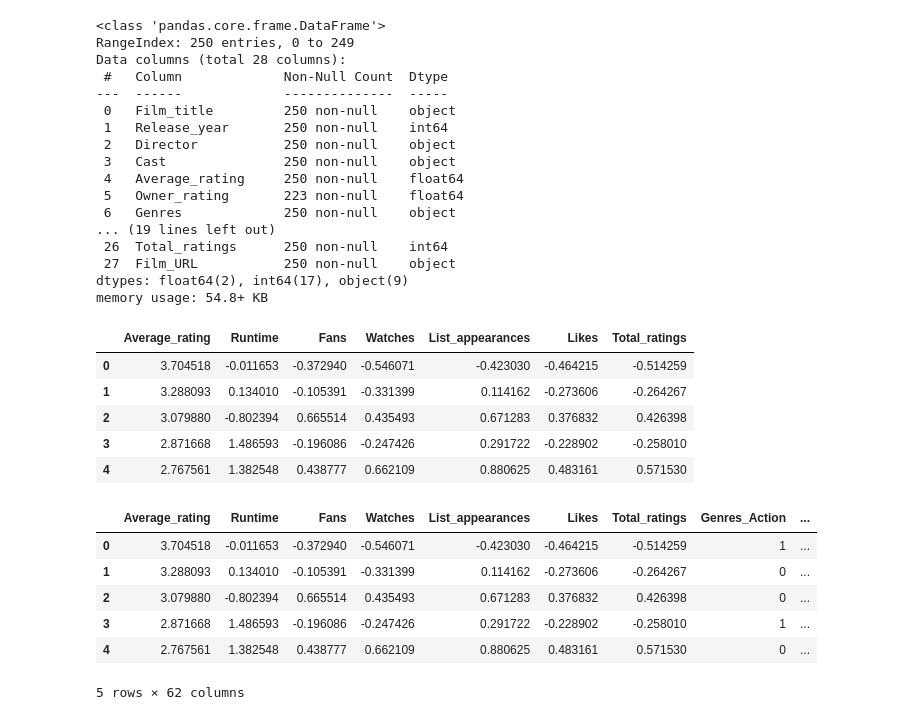
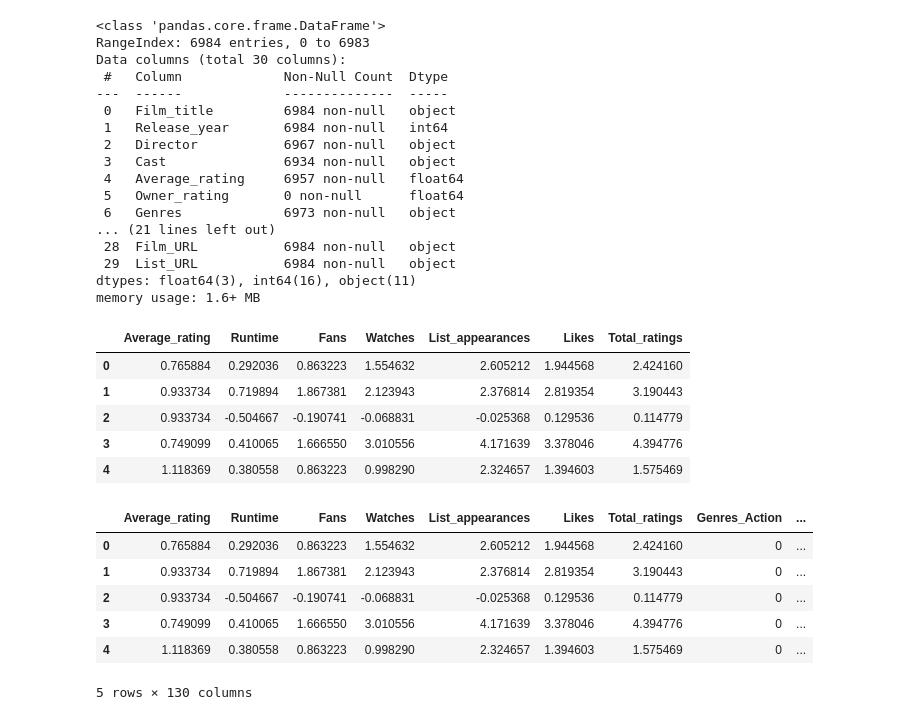
Before and after one commit to wildanazz/lb-umap, a Jupyter notebook: lb-umap.ipynb, the cells around one changed output. Cells and saved outputs as stored; diff of their text form; code cells hidden in the pictures.

```diff
--- a/lb-umap.ipynb
+++ b/lb-umap.ipynb
@@ -17,0 +8,5 @@ df.head()
+# %%
+df_1 = pd.read_csv('data/page_1_to_50.csv')
+df_2 = pd.read_csv('data/page_51_to_100.csv')
+df = pd.concat([df_1, df_2], ignore_index=True)
+df.head()
@@ -19,25 +49,28 @@ df.head()
 df.info()
 # %% [output]
 <class 'pandas.core.frame.DataFrame'>
-RangeIndex: 250 entries, 0 to 249
-Data columns (total 28 columns):
+RangeIndex: 6984 entries, 0 to 6983
+Data columns (total 30 columns):
  #   Column             Non-Null Count  Dtype
 ---  ------             --------------  -----
- 0   Film_title         250 non-null    object
- 1   Release_year       250 non-null    int64
- 2   Director           250 non-null    object
- 3   Cast               250 non-null    object
- 4   Average_rating     250 non-null    float64
- 5   Owner_rating       223 non-null    float64
- 6   Genres             250 non-null    object
-... (19 lines left out)
- 26  Total_ratings      250 non-null    int64
- 27  Film_URL           250 non-null    object
-dtypes: float64(2), int64(17), object(9)
-memory usage: 54.8+ KB
+ 0   Film_title         6984 non-null   object
+ 1   Release_year       6984 non-null   int64
+ 2   Director           6967 non-null   object
+ 3   Cast               6934 non-null   object
+ 4   Average_rating     6957 non-null   float64
+ 5   Owner_rating       0 non-null      float64
+ 6   Genres             6973 non-null   object
+... (21 lines left out)
+ 28  Film_URL           6984 non-null   object
+ 29  List_URL           6984 non-null   object
+dtypes: float64(3), int64(16), object(11)
+memory usage: 1.6+ MB
 # %%
 # Standardize numerical columns
 numerical_columns = ['Average_rating', 'Runtime', 'Fans', 'Watches', 'List_appearances', 'Likes', 'Total_ratings']
+
+# Fill NaN values with mean
+df[numerical_columns] = df[numerical_columns].fillna(df[numerical_columns].mean())
 
 scaler = StandardScaler()
 df[numerical_columns] = scaler.fit_transform(df[numerical_columns])
@@ -46,34 +79,37 @@ new_df = df[numerical_columns]
 new_df.head()
 # %% [output]
 |  | Average_rating | Runtime | Fans | Watches | List_appearances | Likes | Total_ratings |
-| 0 | 3.704518 | -0.011653 | -0.372940 | -0.546071 | -0.423030 | -0.464215 | -0.514259 |
-| 1 | 3.288093 | 0.134010 | -0.105391 | -0.331399 | 0.114162 | -0.273606 | -0.264267 |
-| 2 | 3.079880 | -0.802394 | 0.665514 | 0.435493 | 0.671283 | 0.376832 | 0.426398 |
-| 3 | 2.871668 | 1.486593 | -0.196086 | -0.247426 | 0.291722 | -0.228902 | -0.258010 |
-| 4 | 2.767561 | 1.382548 | 0.438777 | 0.662109 | 0.880625 | 0.483161 | 0.571530 |
+| 0 | 0.765884 | 0.292036 | 0.863223 | 1.554632 | 2.605212 | 1.944568 | 2.424160 |
+| 1 | 0.933734 | 0.719894 | 1.867381 | 2.123943 | 2.376814 | 2.819354 | 3.190443 |
+| 2 | 0.933734 | -0.504667 | -0.190741 | -0.068831 | -0.025368 | 0.129536 | 0.114779 |
+| 3 | 0.749099 | 0.410065 | 1.666550 | 3.010556 | 4.171639 | 3.378046 | 4.394776 |
+| 4 | 1.118369 | 0.380558 | 0.863223 | 0.998290 | 2.324657 | 1.394603 | 1.575469 |
 # %%
 # Standardize categorical columns
 categorical_columns = ['Genres', 'Countries']
+
+# Fill NaN values with '[]'
+df[categorical_columns] = df[categorical_columns].fillna('[]')
 
 for column in categorical_columns:
     df[column] = df[column].apply(ast.literal_eval)
 
     mlb = MultiLabelBinarizer()
 
     df_encoded = mlb.fit_transform(df[column])
     df_encoded_df = pd.DataFrame(df_encoded, columns=[f"{column}_{label}" for label in mlb.classes_])
 
     new_df = pd.concat([new_df, df_encoded_df], axis=1)
 
 new_df.head()
 # %% [output]
 |  | Average_rating | Runtime | Fans | Watches | List_appearances | Likes | Total_ratings | Genres_Action | ... |
-| 0 | 3.704518 | -0.011653 | -0.372940 | -0.546071 | -0.423030 | -0.464215 | -0.514259 | 1 | ... |
-| 1 | 3.288093 | 0.134010 | -0.105391 | -0.331399 | 0.114162 | -0.273606 | -0.264267 | 0 | ... |
-| 2 | 3.079880 | -0.802394 | 0.665514 | 0.435493 | 0.671283 | 0.376832 | 0.426398 | 0 | ... |
-| 3 | 2.871668 | 1.486593 | -0.196086 | -0.247426 | 0.291722 | -0.228902 | -0.258010 | 1 | ... |
-| 4 | 2.767561 | 1.382548 | 0.438777 | 0.662109 | 0.880625 | 0.483161 | 0.571530 | 0 | ... |
+| 0 | 0.765884 | 0.292036 | 0.863223 | 1.554632 | 2.605212 | 1.944568 | 2.424160 | 0 | ... |
+| 1 | 0.933734 | 0.719894 | 1.867381 | 2.123943 | 2.376814 | 2.819354 | 3.190443 | 0 | ... |
+| 2 | 0.933734 | -0.504667 | -0.190741 | -0.068831 | -0.025368 | 0.129536 | 0.114779 | 0 | ... |
+| 3 | 0.749099 | 0.410065 | 1.666550 | 3.010556 | 4.171639 | 3.378046 | 4.394776 | 0 | ... |
+| 4 | 1.118369 | 0.380558 | 0.863223 | 0.998290 | 2.324657 | 1.394603 | 1.575469 | 0 | ... |
-5 rows × 62 columns
+5 rows × 130 columns
 # %%
 new_df.columns
 # %% [output]
```
Also changed, not shown: parts of 6 cells of this notebook, 1 other file.
